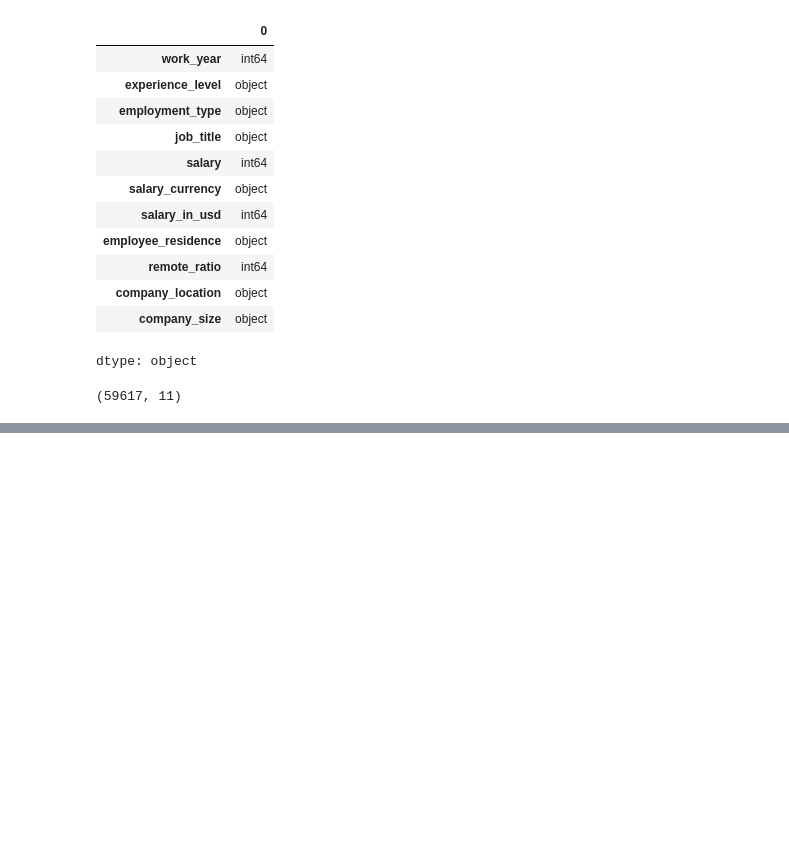
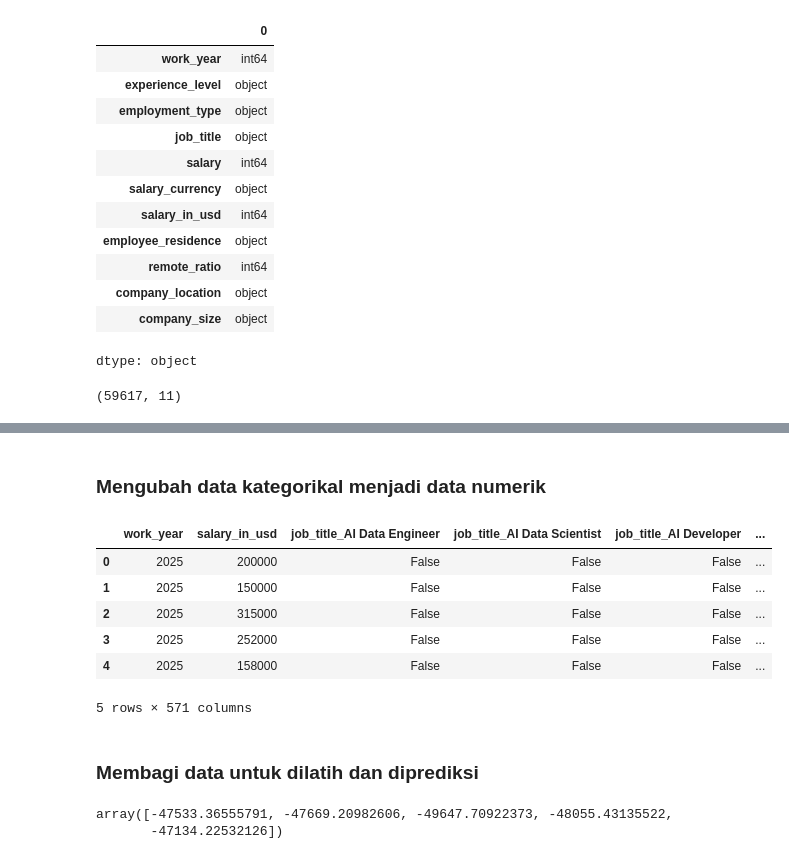
Before and after one commit to TsangCahya/ds-project, a Jupyter notebook: Lidia.ipynb, the cells around one changed output, grey strips where cells are left out. Cells and saved outputs as stored; diff of their text form; code cells hidden in the pictures; blank space fills up the shorter version.

```diff
--- a/Lidia.ipynb
+++ b/Lidia.ipynb
@@ -623,0 +666,15 @@ df.shape
+# %% [markdown]
+### Mengubah data kategorikal menjadi data numerik
+# %%
+df_dum = pd.get_dummies(df_model, drop_first=True)
+df_dum.head()
+# %% [output]
+|  | work_year | salary_in_usd | job_title_AI Data Engineer | job_title_AI Data Scientist | job_title_AI Developer | ... |
+| 0 | 2025 | 200000 | False | False | False | ... |
+| 1 | 2025 | 150000 | False | False | False | ... |
+| 2 | 2025 | 315000 | False | False | False | ... |
+| 3 | 2025 | 252000 | False | False | False | ... |
+| 4 | 2025 | 158000 | False | False | False | ... |
+5 rows × 571 columns
+# %% [markdown]
+### Membagi data untuk dilatih dan diprediksi
@@ -623,0 +690,8 @@ df.shape
+# %%
+lm = LinearRegression()
+lm.fit(X_train,y_train)
+
+cross_val_score(lm,X_train,y_train, scoring='neg_mean_absolute_error')
+# %% [output]
+array([-47533.36555791, -47669.20982606, -49647.70922373, -48055.43135522,
+       -47134.22532126])
```
Also changed, not shown: parts of 12 cells of this notebook.
